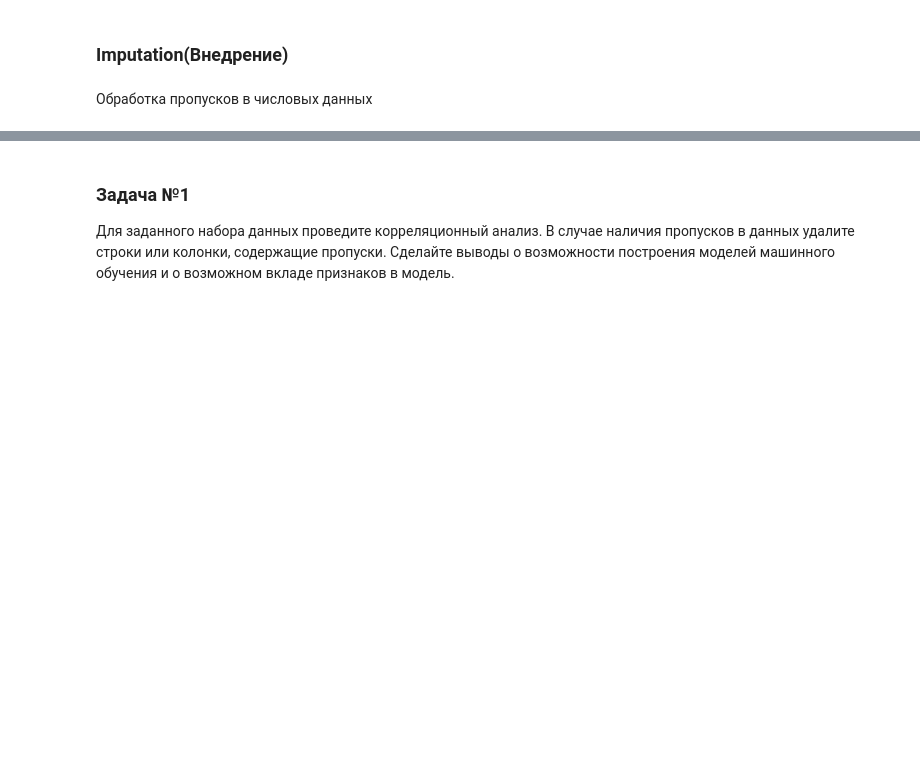
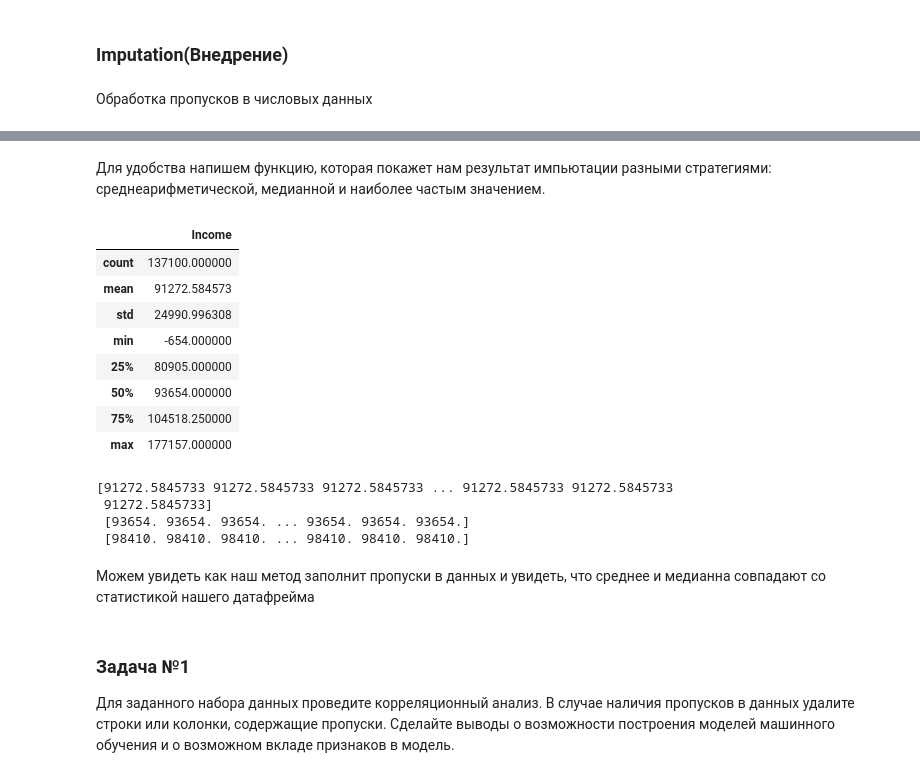
Before and after one commit to KZLZG/TML, a Jupyter notebook: RK1/rk1.ipynb, the cells around one changed output, grey strips where cells are left out. Saved outputs shown, nothing was run; the diff lists cells and outputs as text; code cells hidden in the pictures; blank space fills up the shorter version.

```diff
--- a/RK1/rk1.ipynb
+++ b/RK1/rk1.ipynb
@@ -213,0 +293,2 @@ df2.shape[0]
+# %% [markdown]
+Для удобства напишем функцию, которая покажет нам результат импьютации разными стратегиями: среднеарифметической, медианной и наиболее частым значением.
@@ -214,3 +303,27 @@ df2.shape[0]
+# %%
+# посмотрим статистические показатели нашего столбца
+data_for_imp.describe()
+# %% [output]
+|  | Income |
+| count | 137100.000000 |
+| mean | 91272.584573 |
+| std | 24990.996308 |
+| min | -654.000000 |
+| 25% | 80905.000000 |
+| 50% | 93654.000000 |
+| 75% | 104518.250000 |
+| max | 177157.000000 |
+# %%
+print(test_num_impute('mean'), '\n',
+    test_num_impute('median'), '\n',
+    test_num_impute('most_frequent'))
+# %% [output]
+[91272.5845733 91272.5845733 91272.5845733 ... 91272.5845733 91272.5845733
+ 91272.5845733]
+ [93654. 93654. 93654. ... 93654. 93654. 93654.]
+ [98410. 98410. 98410. ... 98410. 98410. 98410.]
+# %% [markdown]
+Можем увидеть как наш метод заполнит пропуски в данных и увидеть, что среднее и медианна совпадают со статистикой нашего датафрейма
 # %% [markdown]
 ### Задача №1
 Для заданного набора данных проведите корреляционный анализ. В случае наличия пропусков в данных удалите строки или колонки, содержащие пропуски. Сделайте выводы о возможности построения моделей машинного обучения и о возможном вкладе признаков в модель.
```
Also changed, not shown: parts of 12 cells of this notebook.
